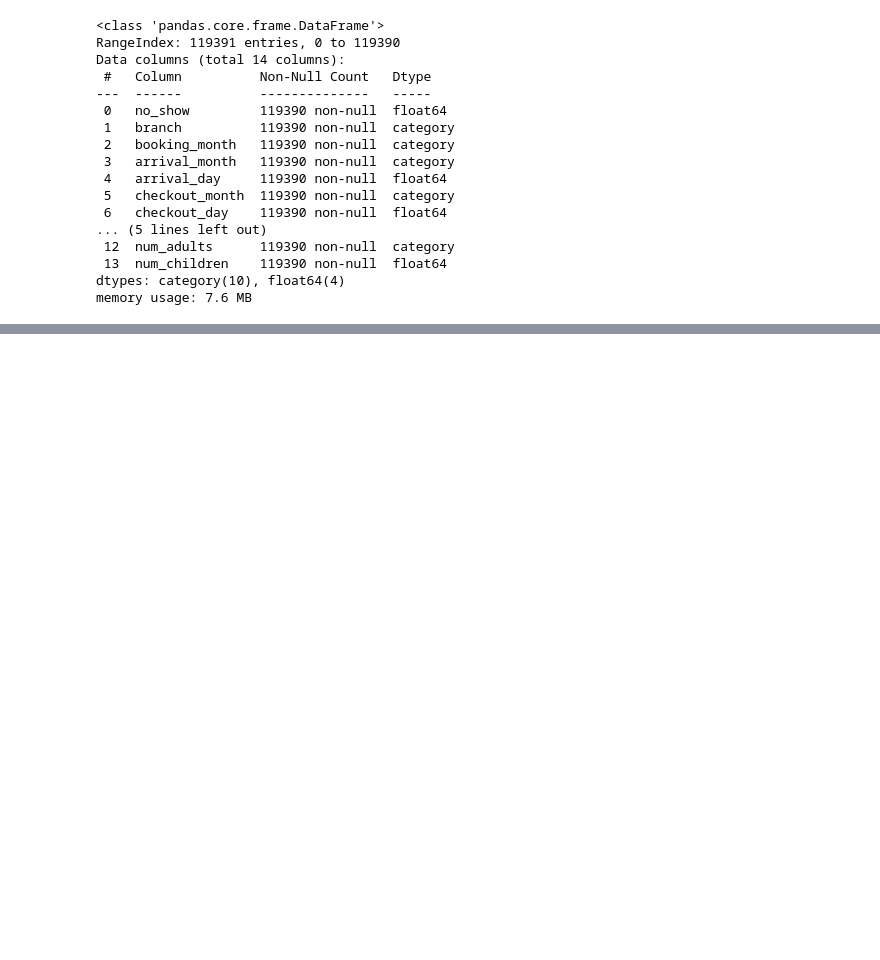
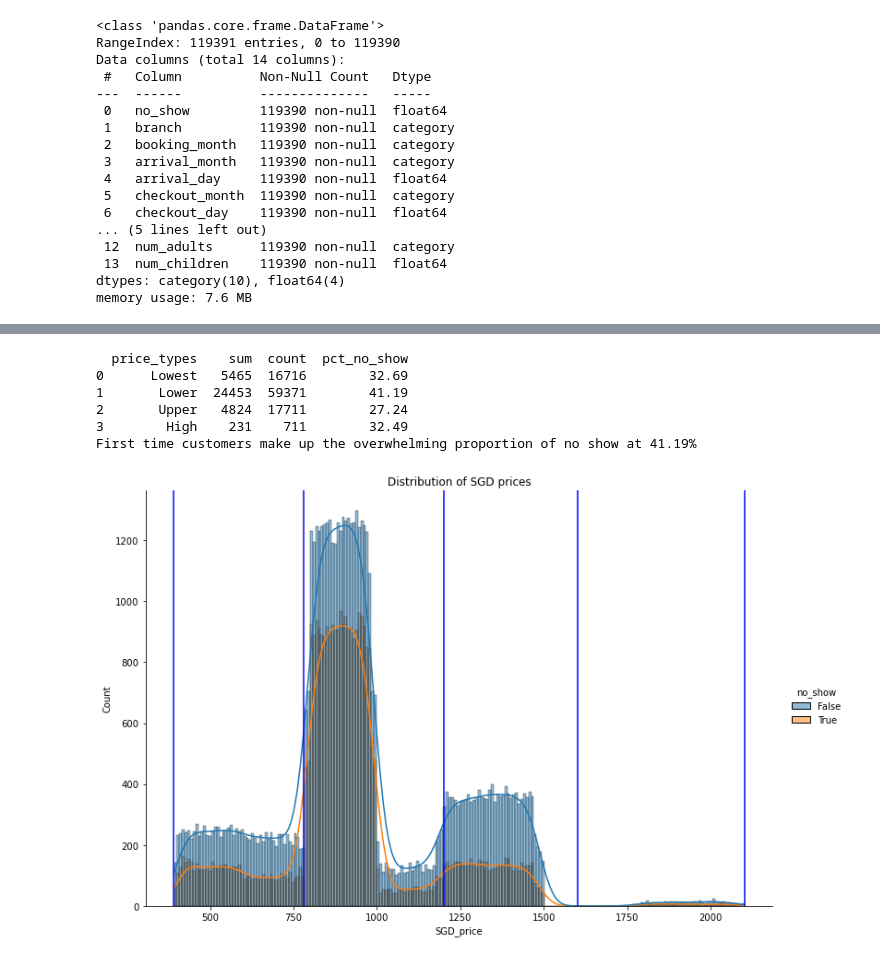
Before and after one commit to marmal88/Hotel-Bookings, a Jupyter notebook: eda.ipynb, the cells around one changed output, grey strips where cells are left out. Cells and saved outputs as stored; diff of their text form; code cells hidden in the pictures; blank space fills up the shorter version.

```diff
--- a/eda.ipynb
+++ b/eda.ipynb
@@ -187,0 +400,29 @@ table
+# %%
+# Bin the SGD prices according to [0-25, 25-50, 50-75, 75-100] values
+bins = [391, 780, 1200, 1600, 2100 ]
+labels = ["Lowest", "Lower", "Upper", "High"]
+df["price_types"] = pd.cut(df.SGD_price, bins, labels=labels)
+
+#
+pricetypes = df.groupby("price_types")["no_show"].agg(["sum", "count"]).reset_index()
+pricetypes["pct_no_show"] = round((pricetypes["sum"]/pricetypes["count"])*100,2)
+
+print(pricetypes)
+print(f"First time customers make up the overwhelming proportion of no show at {pricetypes.iloc[1,-1]}%")
+
+# Boxplot
+sns.displot(data=df, x="SGD_price", hue="no_show", kde=True, height=7, aspect=12/8).set(title="Distribution of SGD prices")
+plt.axvline(391, 0, 1200, color="blue")
+plt.axvline(780, 0, 1200, color="blue")
+plt.axvline(1200, 0, 1200, color="blue")
+plt.axvline(1600, 0, 1200, color="blue")
+plt.axvline(2100, 0, 1200, color="blue")
+plt.show()
+# %% [output]
+  price_types    sum  count  pct_no_show
+0      Lowest   5465  16716        32.69
+1       Lower  24453  59371        41.19
+2       Upper   4824  17711        27.24
+3        High    231    711        32.49
+First time customers make up the overwhelming proportion of no show at 41.19%
+[figure, added]
```
Also changed, not shown: parts of 24 cells of this notebook, 1 other file.
